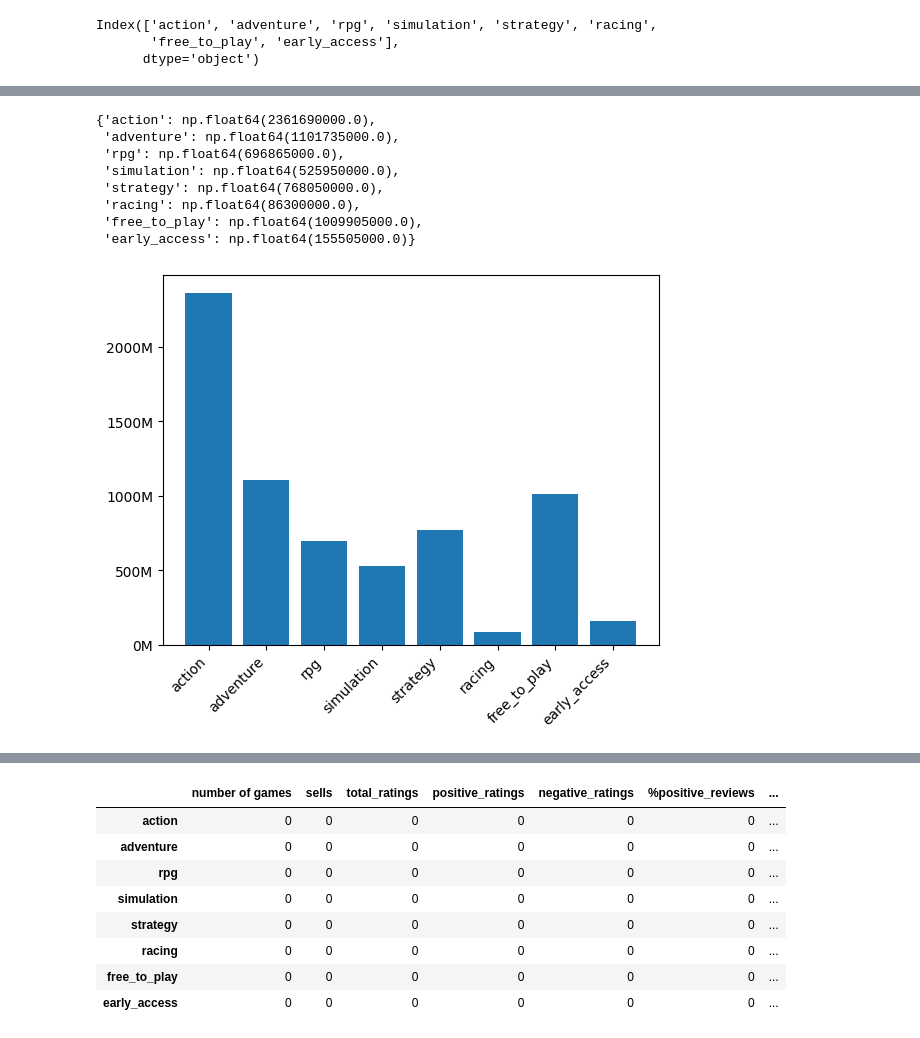
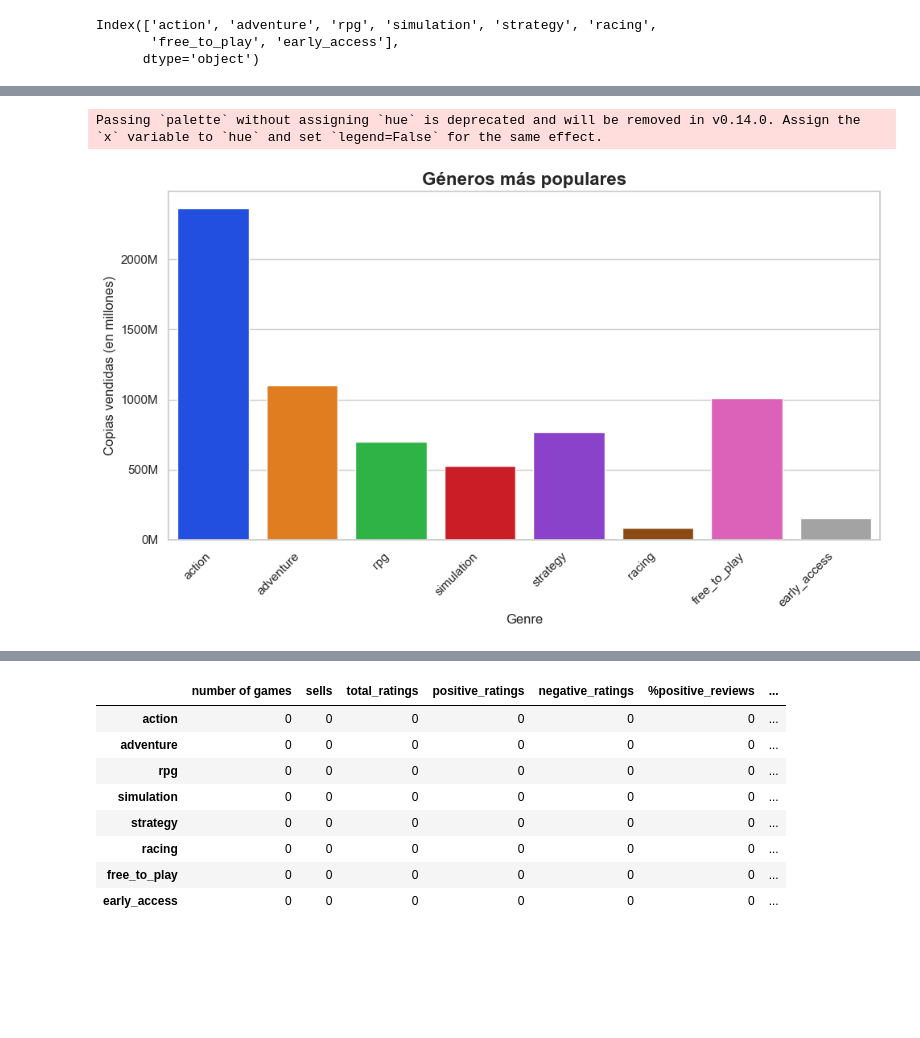
Before and after one commit to Dexinator/steam, a Jupyter notebook: steam.ipynb, the cells around one changed output, grey strips where cells are left out. Drawn from its saved outputs; the diff is of its cells as text; code cells hidden in the pictures; blank space fills up the shorter version.

```diff
--- a/steam.ipynb
+++ b/steam.ipynb
@@ -234,0 +242,7 @@ len(steam_games.index)-1
+# %%
+#Generamos un diccionario para que podamos guardar las cantidadades. Con un doble loop y un if contaremos cuantas copias se han vendido de cada género
+sales_per_genre={key:0 for key in genres}
+for i in range(0,len(steam_games.index)-1):
+    for genre in genres:
+        if steam_games.loc[steam_games.index[i], genre]==True:
+            sales_per_genre[genre]+=steam_games.loc[steam_games.index[i], "sells"]
@@ -235 +261,27 @@ len(steam_games.index)-1
+# %%
+#Graficaremos nuestro diccionario
+genres, sales = zip(*sales_per_genre.items())
+
+# Crear el gráfico con seaborn
+sns.set(style="whitegrid")
+plt.figure(figsize=(10, 6))
+ax = sns.barplot(x=list(genres), y=list(sales), palette="bright", hue=list(genres))
+
+# Formatear el eje Y para mostrar las ventas en millones
+ax.yaxis.set_major_formatter(FuncFormatter(lambda x, _: f'{x / 1e6:.0f}M'))
+
+# Personalizar etiquetas del eje X
+plt.xticks(rotation=45, ha='right')
+
+# Añadir etiquetas y título
+plt.title("Géneros más populares", fontsize=16, fontweight='bold')
+plt.xlabel("Genre", fontsize=12)
+plt.ylabel("Copias vendidas (en millones)", fontsize=12)
+
+# Mostrar la gráfica
+plt.tight_layout()
+plt.show()
+# %% [output]
+Passing `palette` without assigning `hue` is deprecated and will be removed in v0.14.0. Assign the `x` variable to `hue` and set `legend=False` for the same effect.
+[figure, added]
 # %%
@@ -241,18 +292,0 @@ for i in range(0,len(steam_games.index)-1):
-# %%
-sales_per_genre
-# %% [output]
-{'action': np.float64(2361690000.0),
- 'adventure': np.float64(1101735000.0),
- 'rpg': np.float64(696865000.0),
- 'simulation': np.float64(525950000.0),
- 'strategy': np.float64(768050000.0),
- 'racing': np.float64(86300000.0),
- 'free_to_play': np.float64(1009905000.0),
- 'early_access': np.float64(155505000.0)}
-# %%
-plt.bar(*zip(*sales_per_genre.items()))
-plt.gca().yaxis.set_major_formatter(FuncFormatter(lambda x, _: f'{x / 1e6:.0f}M'))
-plt.xticks(rotation=45, ha='right')
-plt.show()
-# %% [output]
-[figure, removed]
```
Also changed, not shown: parts of 22 cells of this notebook.
